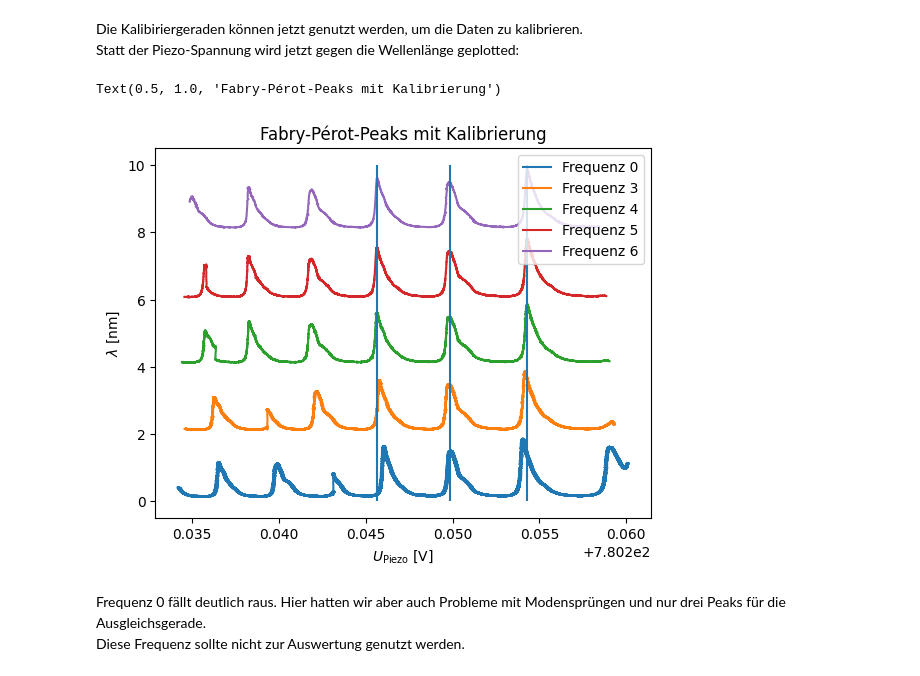
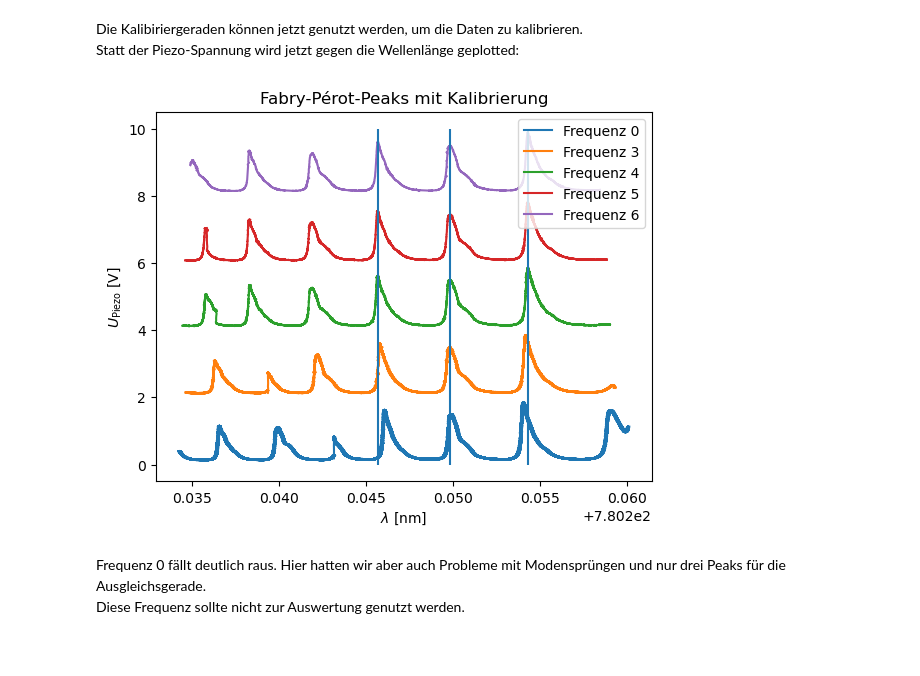
Before and after one commit to hannes-ebe/F-Prak-B, a Jupyter notebook: Laserspektroskopie/kalibrierung_charakterisierung.ipynb, the cells around one changed output. Saved outputs shown, nothing was run; the diff lists cells and outputs as text; code cells hidden in the pictures; blank space fills up the shorter version.

Commit message:
Changed some labels of the plots

```diff
--- a/Laserspektroskopie/kalibrierung_charakterisierung.ipynb
+++ b/Laserspektroskopie/kalibrierung_charakterisierung.ipynb
@@ -166,20 +164,20 @@ Statt der Piezo-Spannung wird jetzt gegen die Wellenlänge geplotted:
 # %%
 plt.plot(lin_func(freq0.U_piezo,slope0,intercept0),freq0.U_fp,label='Frequenz 0')
 plt.plot(lin_func(freq3.U_piezo,slope3,intercept3),freq3.U_fp+2.0,label='Frequenz 3')
 plt.plot(lin_func(freq4.U_piezo,slope4,intercept4),freq4.U_fp+4.0,label='Frequenz 4')
 plt.plot(lin_func(freq5.U_piezo,slope5,intercept5),freq5.U_fp+6.0,label='Frequenz 5')
 plt.plot(lin_func(freq6.U_piezo,slope6,intercept6),freq6.U_fp+8.0,label='Frequenz 6')
 
 i, j, k = find_peaks(freq6.U_fp,width=200)[0][:3]
 plt.vlines((lin_func(freq6.U_piezo,slope6,intercept6)[i],lin_func(freq6.U_piezo,slope6,intercept6)[j],lin_func(freq6.U_piezo,slope6,intercept6)[k]),ymin=0,ymax=10,color='tab:blue')
 
-plt.xlabel(r'$U_\mathrm{Piezo}$ [V]')
-plt.ylabel(r'$\lambda$ [nm]')
+plt.ylabel(r'$U_\mathrm{Piezo}$ [V]')
+plt.xlabel(r'$\lambda$ [nm]')
 plt.legend()
 plt.title('Fabry-Pérot-Peaks mit Kalibrierung')
+plt.savefig('figures/kalibrierung/fp_mit_kalibrierung.pdf')
 # %% [output]
-Text(0.5, 1.0, 'Fabry-Pérot-Peaks mit Kalibrierung')
-[figure, old version]
+[figure, new version]
 # %% [markdown]
 Frequenz 0 fällt deutlich raus. Hier hatten wir aber auch Probleme mit Modensprüngen und nur drei Peaks für die Ausgleichsgerade.
 Diese Frequenz sollte nicht zur Auswertung genutzt werden.
```
Also changed, not shown: parts of 5 cells of this notebook.
